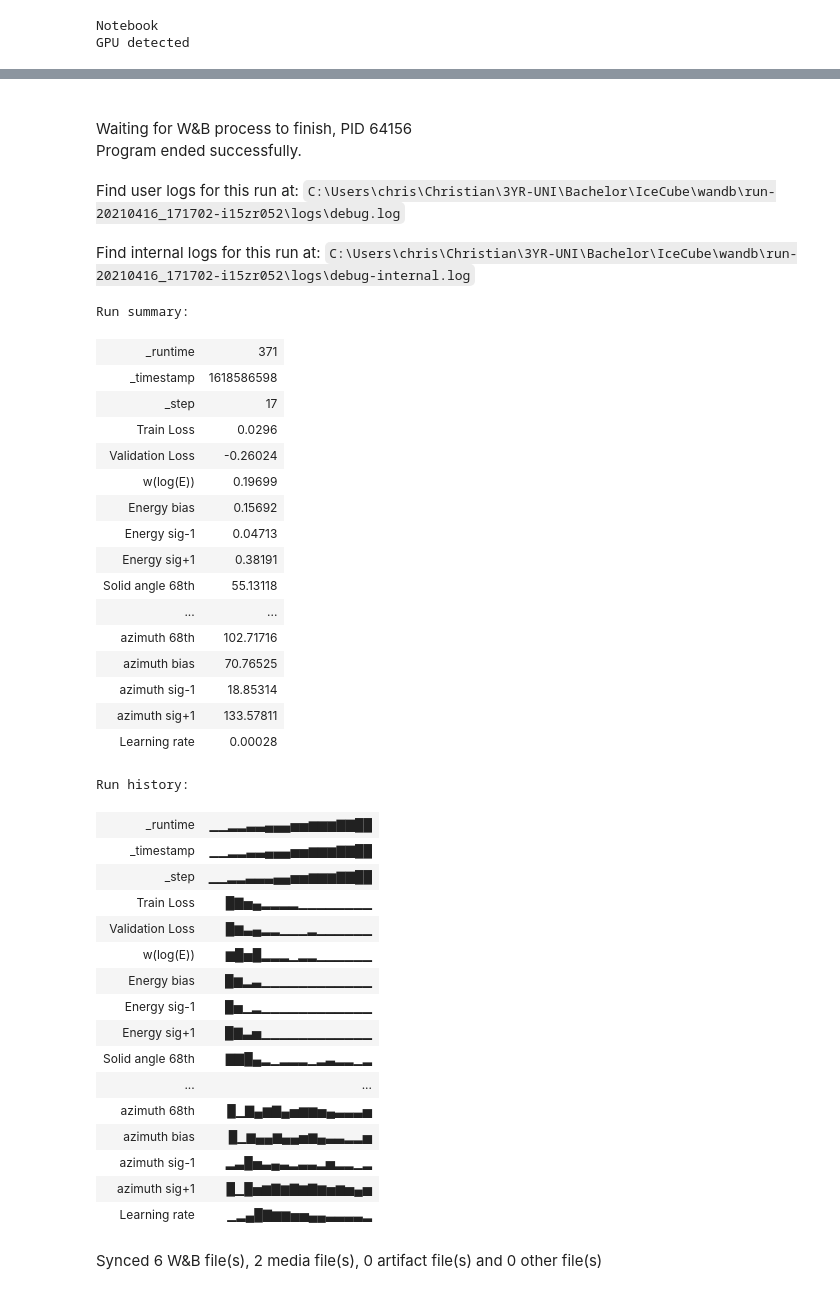
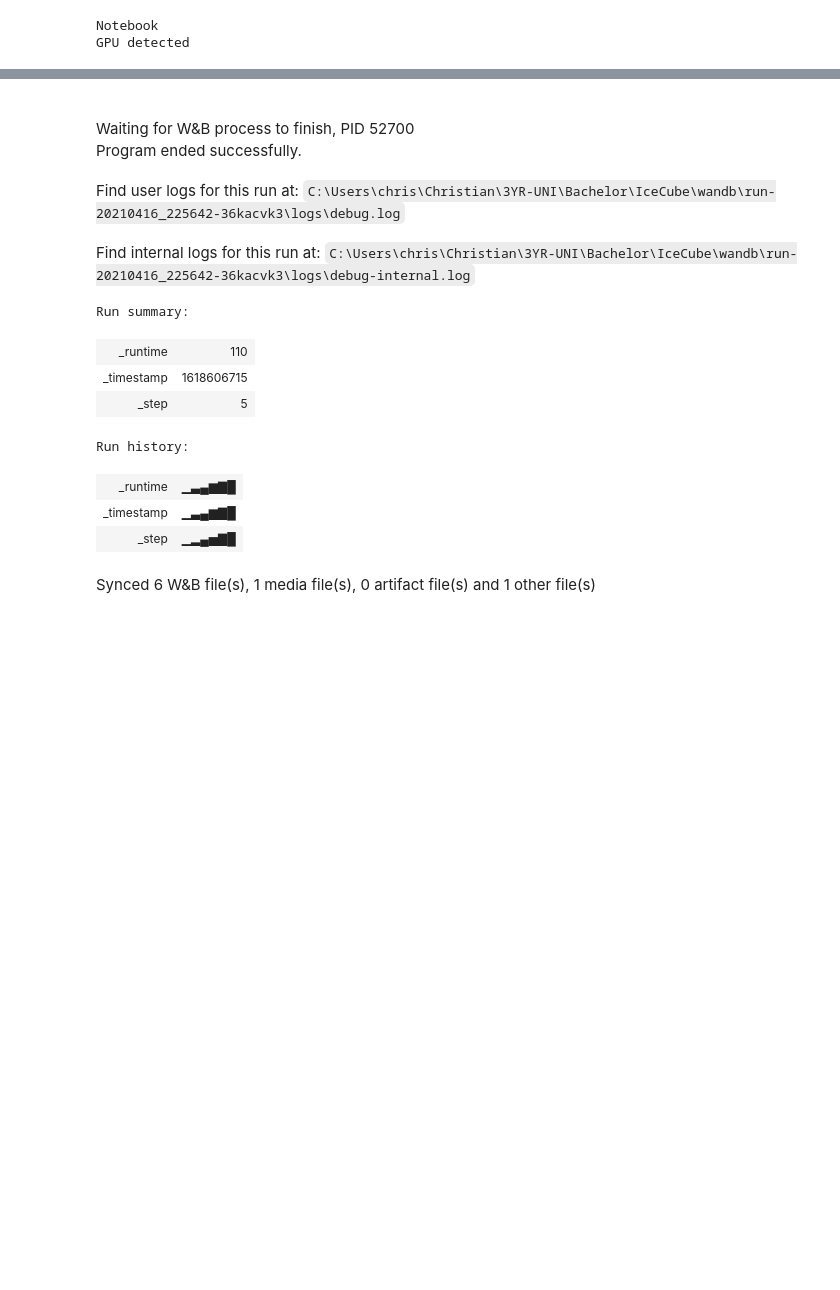
Before and after one commit to astrockragh/IceCube, a Jupyter notebook: gradient_importance.ipynb, the cells around one changed output, grey strips where cells are left out. Drawn from its saved outputs; the diff is of its cells as text; code cells hidden in the pictures; blank space fills up the shorter version.

```diff
--- a/gradient_importance.ipynb
+++ b/gradient_importance.ipynb
@@ -341,5 +365,5 @@ def train_model(construct_dict):
             current_batch   = 0
     return grad_list, grad_mean
 # %%
-all, means=train_model(construct_dict)
+full, means=train_model(construct_dict)
 # %% [output]
@@ -347,39 +371,13 @@ Finishing last run (ID:i15zr052) before initializing another...
-Waiting for W&B process to finish, PID 64156
+Waiting for W&B process to finish, PID 52700
 Program ended successfully.
-Find user logs for this run at: C:\Users\chris\Christian\3YR-UNI\Bachelor\IceCube\wandb\run-20210416_171702-i15zr052\logs\debug.log
+Find user logs for this run at: C:\Users\chris\Christian\3YR-UNI\Bachelor\IceCube\wandb\run-20210416_225642-36kacvk3\logs\debug.log
-Find internal logs for this run at: C:\Users\chris\Christian\3YR-UNI\Bachelor\IceCube\wandb\run-20210416_171702-i15zr052\logs\debug-internal.log
+Find internal logs for this run at: C:\Users\chris\Christian\3YR-UNI\Bachelor\IceCube\wandb\run-20210416_225642-36kacvk3\logs\debug-internal.log
 Run summary:
-| _runtime | 371 |
-| _timestamp | 1618586598 |
-| _step | 17 |
-| Train Loss | 0.0296 |
-| Validation Loss | -0.26024 |
-| w(log(E)) | 0.19699 |
-| Energy bias | 0.15692 |
-| Energy sig-1 | 0.04713 |
-| Energy sig+1 | 0.38191 |
-| Solid angle 68th | 55.13118 |
-| ... | ... |
-| azimuth 68th | 102.71716 |
-| azimuth bias | 70.76525 |
-| azimuth sig-1 | 18.85314 |
-| azimuth sig+1 | 133.57811 |
-| Learning rate | 0.00028 |
+| _runtime | 110 |
+| _timestamp | 1618606715 |
+| _step | 5 |
 Run history:
-| _runtime | ▁▁▂▂▃▃▄▄▄▅▅▆▆▆▇▇██ |
-| _timestamp | ▁▁▂▂▃▃▄▄▄▅▅▆▆▆▇▇██ |
-| _step | ▁▁▂▂▃▃▃▄▄▅▅▆▆▆▇▇██ |
-| Train Loss | █▇▅▄▂▂▂▂▁▁▁▁▁▁▁▁ |
-| Validation Loss | █▆▃▄▂▂▁▁▁▂▁▁▁▁▁▁ |
-| w(log(E)) | ▆█▅█▂▂▂▁▂▂▁▁▁▁▁▁ |
-| Energy bias | █▆▂▃▁▁▁▁▁▁▁▁▁▁▁▁ |
-| Energy sig-1 | █▅▁▂▁▁▁▁▁▁▁▁▁▁▁▁ |
-| Energy sig+1 | █▇▃▅▁▁▁▁▁▁▁▁▁▁▁▁ |
-| Solid angle 68th | ▇▇█▄▂▁▂▂▂▁▂▃▂▂▁▂ |
-| ... | ... |
-| azimuth 68th | █▁▇▄▆▇▄▅▆▆▅▄▃▃▃▅ |
-| azimuth bias | █▁▆▄▄▆▄▄▅▆▄▃▃▂▂▅ |
-| azimuth sig-1 | ▂▃█▅▃▄▃▂▃▃▂▅▂▂▁▂ |
-| azimuth sig+1 | █▁█▅▆▇▆▇▆▇▆▅▆▅▄▅ |
-| Learning rate | ▁▂▄█▇▆▆▅▅▄▄▃▃▃▃▂ |
+| _runtime | ▁▃▄▆▇█ |
+| _timestamp | ▁▃▄▆▇█ |
+| _step | ▁▂▄▅▇█ |
-Synced 6 W&B file(s), 2 media file(s), 0 artifact file(s) and 0 other file(s)
+Synced 6 W&B file(s), 1 media file(s), 0 artifact file(s) and 1 other file(s)
```
Also changed, not shown: parts of 8 cells of this notebook, 8 other files.
